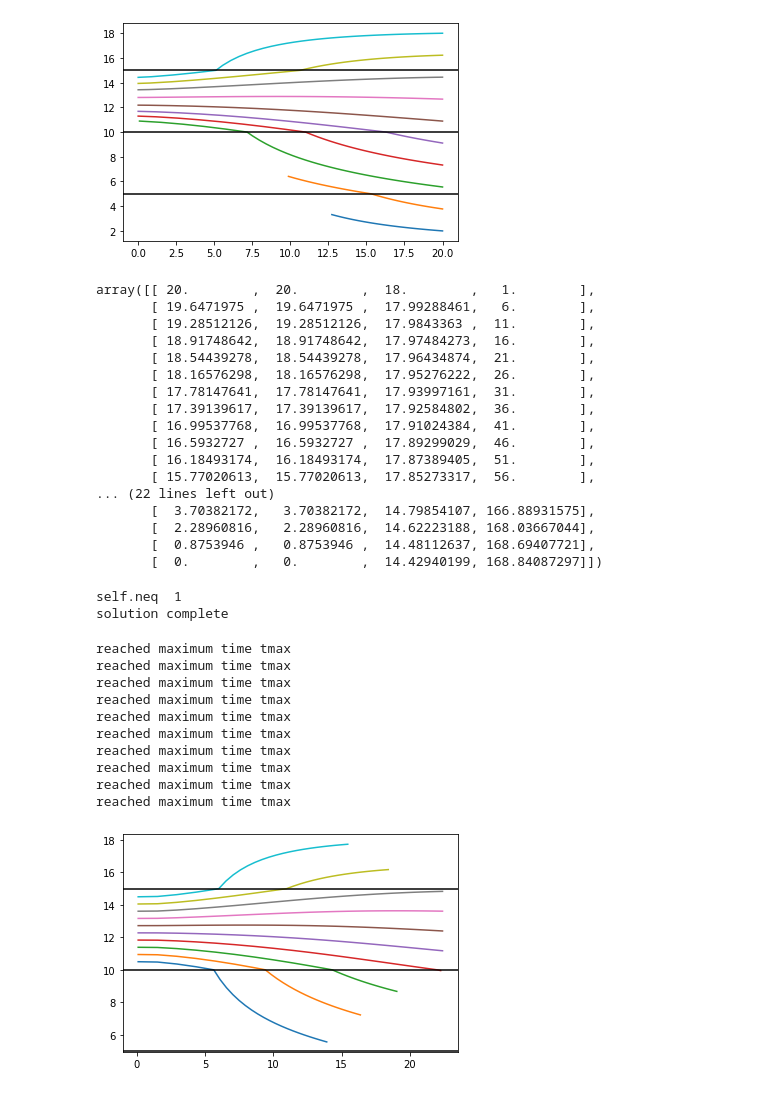
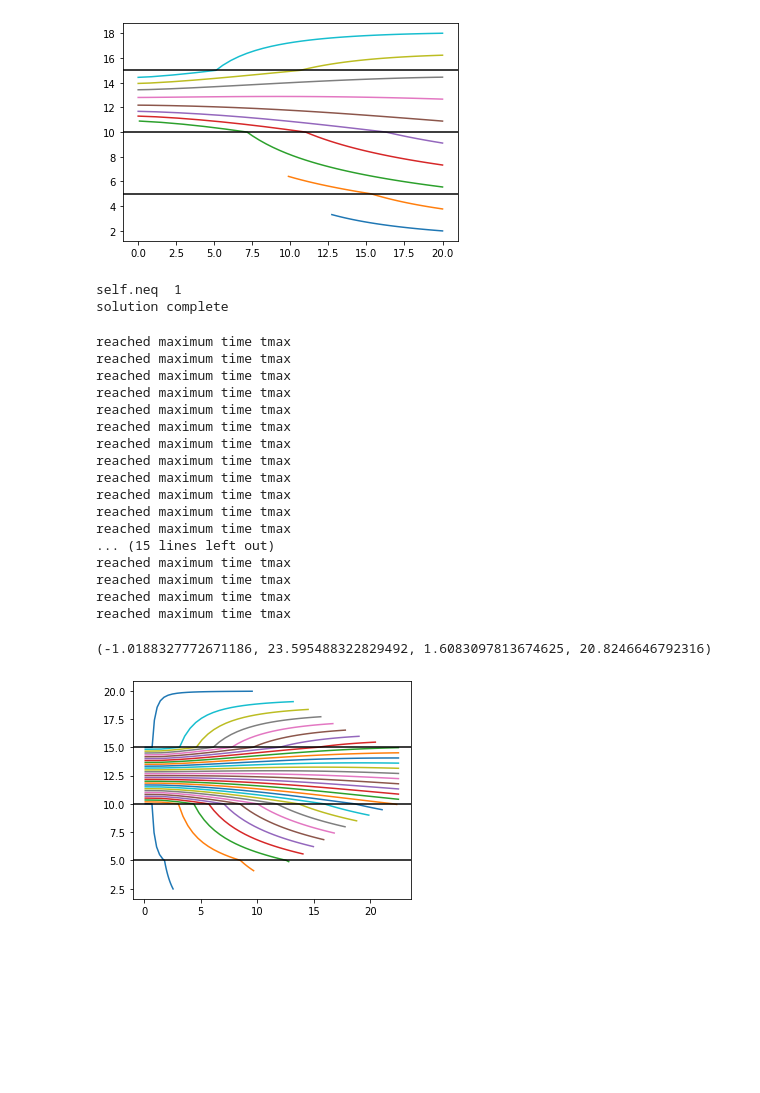
Before and after one commit to mbakker7/ttim, a Jupyter notebook: notebooks/pathline_trace.ipynb, the cells around one changed output. Drawn from its saved outputs; the diff is of its cells as text; code cells hidden in the pictures; blank space fills up the shorter version.

```diff
--- a/notebooks/pathline_trace.ipynb
+++ b/notebooks/pathline_trace.ipynb
@@ -110,7 +110,7 @@ c = 1000
 T = k * H
 Ss = 1e-4
 S = Ss * H
-ml = Model3D(kaq=10, z=[20, 15, 10, 5, 0], tmin=1, tmax=10000)
+ml = Model3D(kaq=10, z=[20, 15, 10, 5, 0], tmin=0.01, tmax=1000)
 w = Well(ml, xw=0, yw=0, tsandQ=[(0, Q)], layers=1, rw=0.1)
 ml.solve()
 # %% [output]
@@ -158,26 +158,6 @@ reached element of type well
 reached element of type well
 reached element of type well
 [figure]
-# %%
-xyzt
-# %% [output]
-array([[ 20.        ,  20.        ,  18.        ,   1.        ],
-       [ 19.6471975 ,  19.6471975 ,  17.99288461,   6.        ],
-       [ 19.28512126,  19.28512126,  17.9843363 ,  11.        ],
-       [ 18.91748642,  18.91748642,  17.97484273,  16.        ],
-       [ 18.54439278,  18.54439278,  17.96434874,  21.        ],
-       [ 18.16576298,  18.16576298,  17.95276222,  26.        ],
-       [ 17.78147641,  17.78147641,  17.93997161,  31.        ],
-       [ 17.39139617,  17.39139617,  17.92584802,  36.        ],
-       [ 16.99537768,  16.99537768,  17.91024384,  41.        ],
-       [ 16.5932727 ,  16.5932727 ,  17.89299029,  46.        ],
-       [ 16.18493174,  16.18493174,  17.87389405,  51.        ],
-       [ 15.77020613,  15.77020613,  17.85273317,  56.        ],
-... (22 lines left out)
-       [  3.70382172,   3.70382172,  14.79854107, 166.88931575],
-       [  2.28960816,   2.28960816,  14.62223188, 168.03667044],
-       [  0.8753946 ,   0.8753946 ,  14.48112637, 168.69407721],
-       [  0.        ,   0.        ,  14.42940199, 168.84087297]])
 # %%
 Q = 100
 npor = 0.3
@@ -188,29 +168,41 @@ c = 1000
 T = k * H
 Ss = 1e-4
 S = Ss * H
-ml = Model3D(kaq=10, z=[20, 15, 10, 5, 0], tmin=1, tmax=10000)
-w = Well(ml, xw=0, yw=0, tsandQ=[(0, -Q)], layers=1, rw=0.1)
+ml = Model3D(kaq=10, z=[20, 15, 10, 5, 0], tmin=0.01, tmax=1000)
+w = Well(ml, xw=0, yw=0, tsandQ=[(0, -Q), (100, Q)], layers=1, rw=0.1)
 ml.solve()
 # %% [output]
 self.neq  1
 solution complete
 # %%
-zstart = np.linspace(10.5, 14.5, 10)
+zstart = np.linspace(10.01, 14.99, 31)
+xyztend1 = []
 for zs in zstart:
-    timtrace = timtraceline(ml, 0.1, 0.1, zs, tstart=1, delt=5, tmax=100, nstepmax=40, hstepmax=2)
+    timtrace = timtraceline(ml, 0.1, 0.1, zs, tstart=0.01, delt=5, tmax=100, nstepmax=40, hstepmax=2)
     xyzt = timtrace['trace']
+    xyztend1.append(xyzt[-1])
     plt.plot(xyzt[:, 0], xyzt[:, 2])
 for y in [5, 10, 15]:
     plt.axhline(y, color='k')
+plt.axis('scaled')
+#plt.savefig('/Users/mark/Downloads/injection_to_erik.png')
 # %% [output]
 reached maximum time tmax
 reached maximum time tmax
 reached maximum time tmax
 reached maximum time tmax
 reached maximum time tmax
 reached maximum time tmax
 reached maximum time tmax
 reached maximum time tmax
 reached maximum time tmax
 reached maximum time tmax
+reached maximum time tmax
+reached maximum time tmax
+... (15 lines left out)
+reached maximum time tmax
+reached maximum time tmax
+reached maximum time tmax
+reached maximum time tmax
+(-1.0188327772671186, 23.595488322829492, 1.6083097813674625, 20.8246646792316)
-[figure, old version]
+[figure, new version]
```
Also changed, not shown: parts of 7 cells of this notebook, 1 other file.
